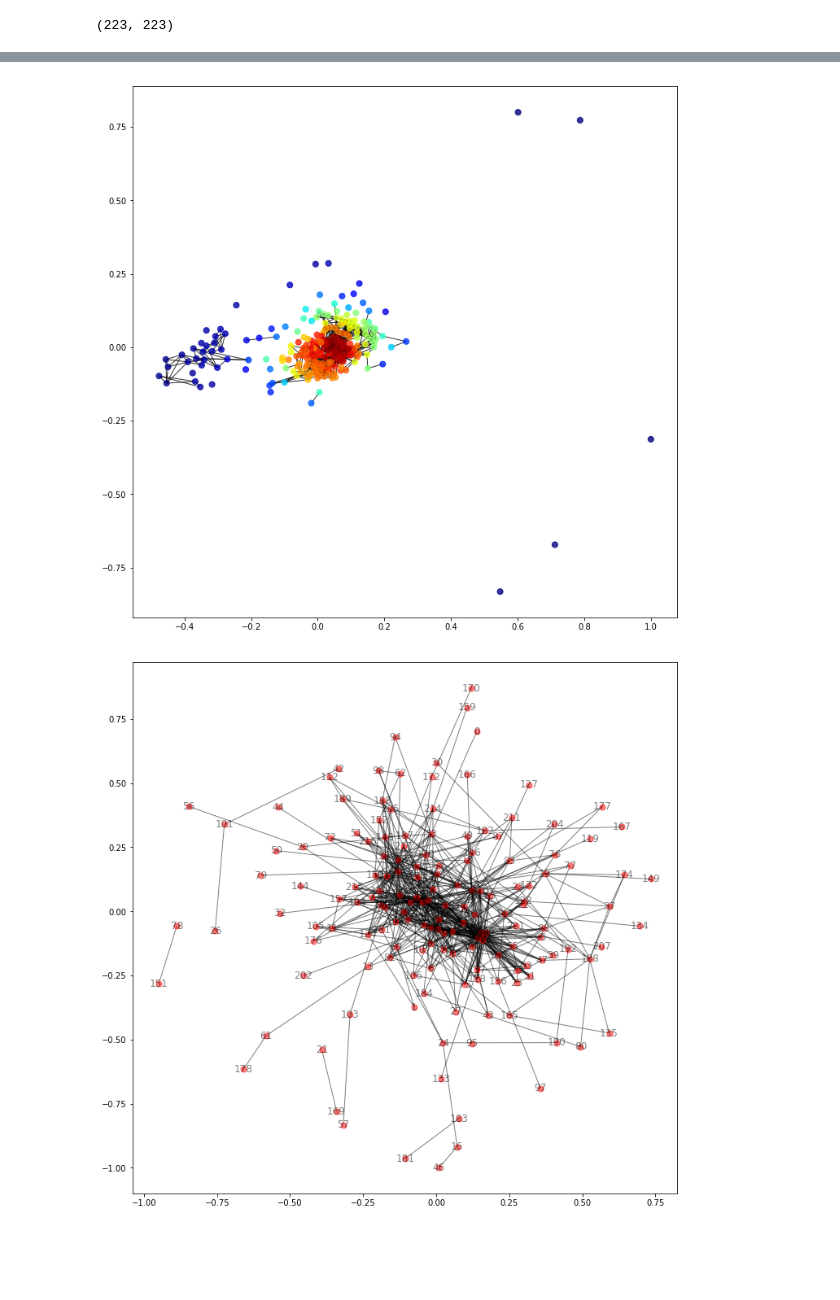
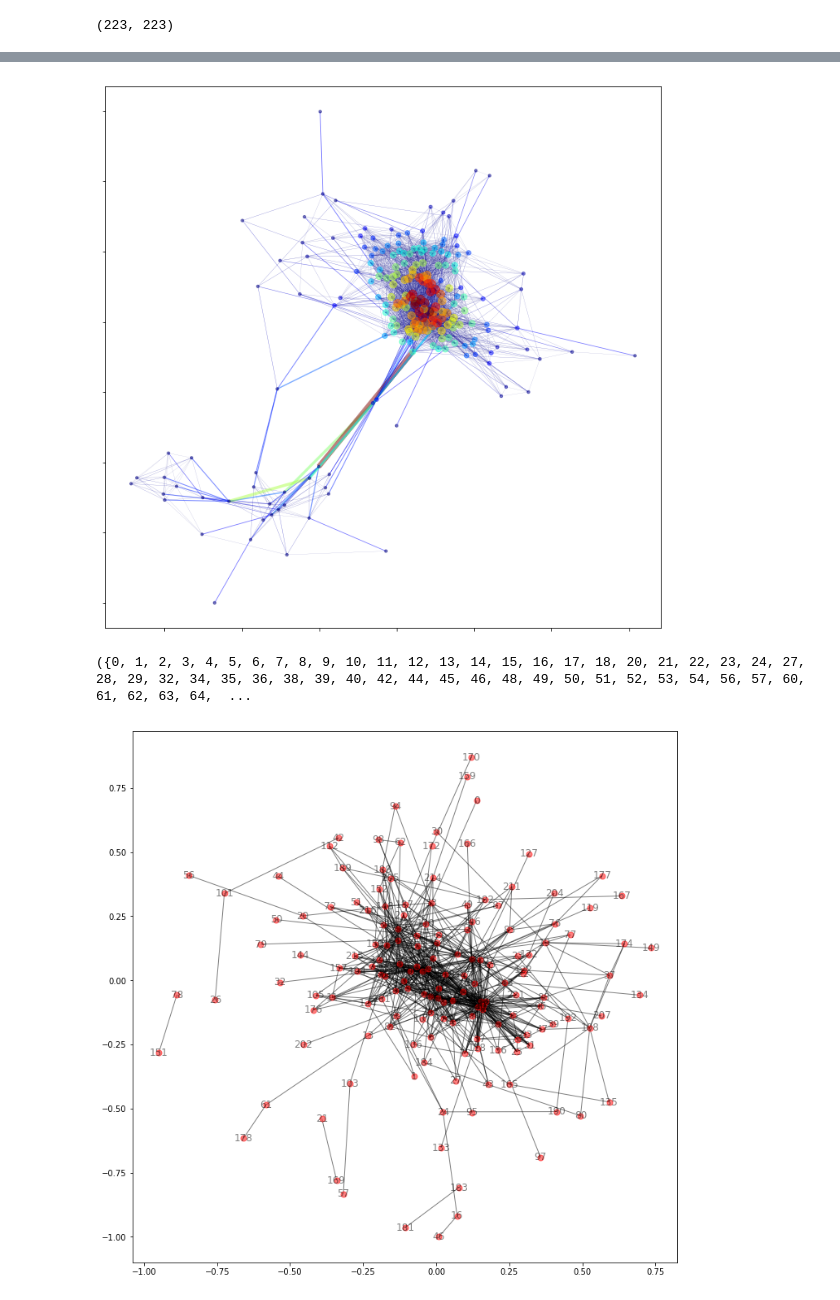
Before and after one commit to alexanderheilman/recipe-vectorizer, a Jupyter notebook: notebooks/chili-graph.ipynb, the cells around one changed output, grey strips where cells are left out. Cells and saved outputs as stored; diff of their text form; code cells hidden in the pictures; blank space fills up the shorter version.

Commit message:
Improving graph-based clustering model

```diff
--- a/notebooks/chili-graph.ipynb
+++ b/notebooks/chili-graph.ipynb
@@ -161,7 +162,7 @@ for i, num in enumerate(label_nums):
 edges_to_show = []
 for i, row in enumerate(cosine_sims):
     for j in range(i+1, len(cosine_sims)):
-        if cosine_sims[i,j] > 0.3:
+        if cosine_sims[i,j] > 0.6:
             G_weighted.add_edge(i, j, weight=1000*cosine_sims[i,j])
-        if cosine_sims[i,j] > 0.8:
+        #if cosine_sims[i,j] > 0.75:
             edges_to_show.append((i,j))
@@ -169,21 +176,39 @@ for i, row in enumerate(cosine_sims):
 eigen_centralities = nx.eigenvector_centrality(G_weighted)
 eigen_array = np.array([val for key, val in eigen_centralities.items()])
 node_colors = [cm.jet(eig/np.max(eigen_array)) for eig in eigen_array]
+# %%
+betweenness = nx.edge_betweenness_centrality(G_weighted)
+between_array = np.array([val for key, val in betweenness.items()])
+edge_colors = [cm.jet(bet/np.max(between_array)) for bet in between_array]
 # %%
 fig, ax = plt.subplots(figsize=(12,12))
-spring = nx.spring_layout(G_weighted, k=2, weight='weight', seed=427)
-nx.draw_networkx(G_weighted,
-                 pos=spring,
-                 node_size=50,
-                 node_color=node_colors,
-                 ax=ax,
-                 alpha=0.8,
-                 with_labels=False,
-                 edgelist=edges_to_show)
-#ax.set_xlim(left=-.4, right=.4)
-#ax.set_ylim(bottom=-.4, top=.4);
+spring = nx.spring_layout(G_weighted, k=1.5, weight='weight', seed=427)
+nx.draw_networkx_nodes(G_weighted,
+                        pos=spring,
+                        node_size=700*eigen_array+10,
+                        node_color=node_colors,
+                        ax=ax,
+                        alpha=0.5,
+                        with_labels=False)
+nx.draw_networkx_edges(G_weighted,
+                       pos=spring,
+                       edge_color=edge_colors,
+                       width=80*between_array+.1,
+                       alpha=0.5)
+
+ax.set_yticklabels([])
+ax.set_xticklabels([]);
+#ax.set_xlim(left=-.9, right=.5)
+#ax.set_ylim(bottom=-.5, top=.6);
 # %% [output]
-[figure, old version]
+[figure, new version]
+# %%
+for communities in girvan_newman(G_weighted):
+    if len(communities) > 1:
+        print(communities)
+        break
+# %% [output]
+({0, 1, 2, 3, 4, 5, 6, 7, 8, 9, 10, 11, 12, 13, 14, 15, 16, 17, 18, 20, 21, 22, 23, 24, 27, 28, 29, 32, 34, 35, 36, 38, 39, 40, 42, 44, 45, 46, 48, 49, 50, 51, 52, 53, 54, 56, 57, 60, 61, 62, 63, 64,  ...
 # %%
 bool_matrix = df.values.astype(bool)
 # %%
```
Also changed, not shown: parts of 4 cells of this notebook, 1 other file.
